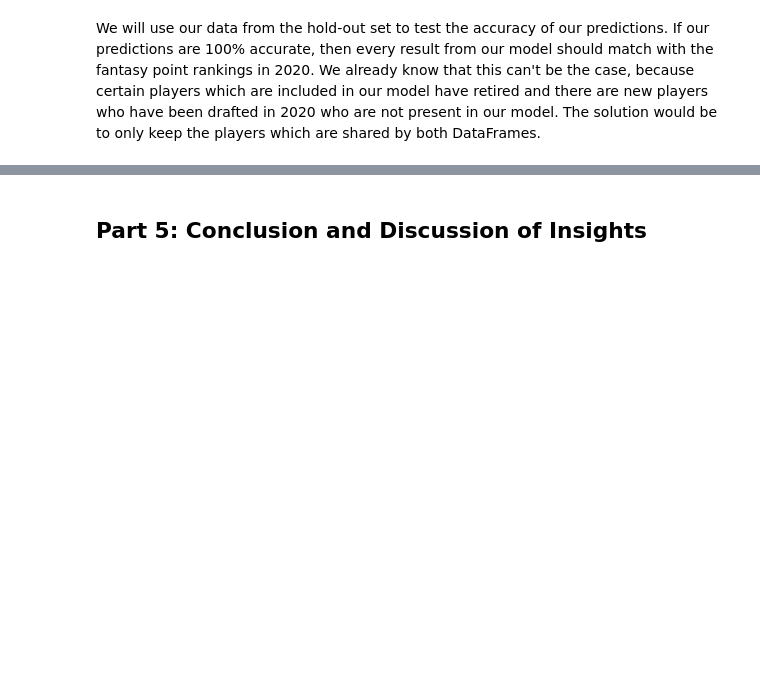
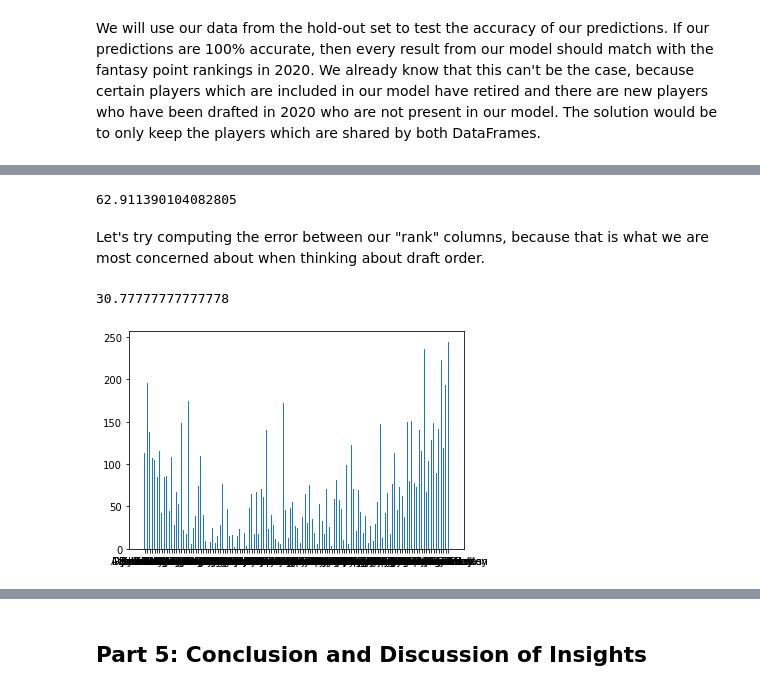
Before and after one commit to jwelsh8/jwelsh8.github.io, a Jupyter notebook: FFB_Tutorial.ipynb, the cells around one changed output, grey strips where cells are left out. Cells and saved outputs as stored; diff of their text form; code cells hidden in the pictures; blank space fills up the shorter version.

```diff
--- a/FFB_Tutorial.ipynb
+++ b/FFB_Tutorial.ipynb
@@ -630,0 +481,22 @@ validation_df = validation_df.assign(Resid = lambda x: (x['FantasyPoints'] - x['
+# %%
+y_true = list(total_df['Resid_2020'])
+y_pred = list(total_df['Residuals'])
+error = mean_absolute_error(y_true,y_pred)
+error
+# %% [output]
+62.911390104082805
+# %% [markdown]
+Let's try computing the error between our "rank" columns, because that is what we are most concerned about when thinking about draft order.
+# %%
+y_true = list(total_df['2020Rank'])
+y_pred = list(total_df['ModelRank'])
+error = mean_absolute_error(y_true,y_pred)
+error
+# %% [output]
+30.77777777777778
+# %%
+fig, ax = plt.subplots()
+ax.bar(total_df['Player'],abs(total_df['Resid_2020'] - total_df['Residuals']),width=0.4)
+plt.show()
+# %% [output]
+[figure, added]
```
Also changed, not shown: parts of 40 cells of this notebook, 1 other file.
